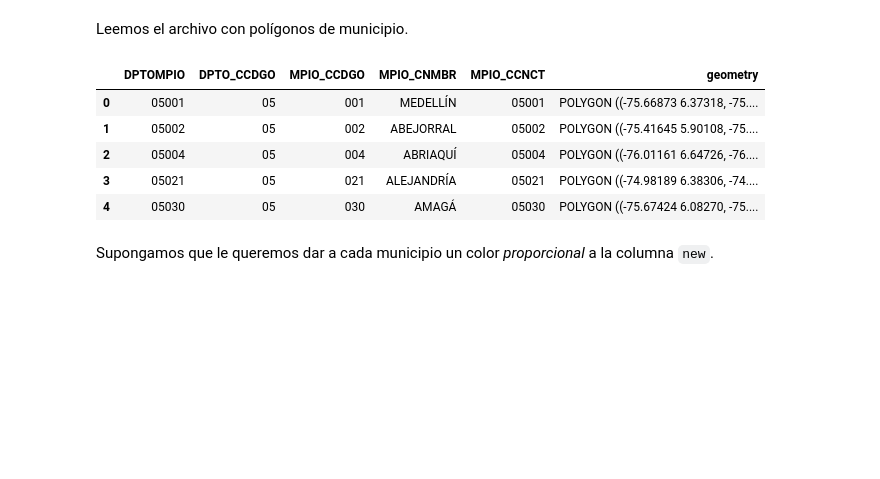
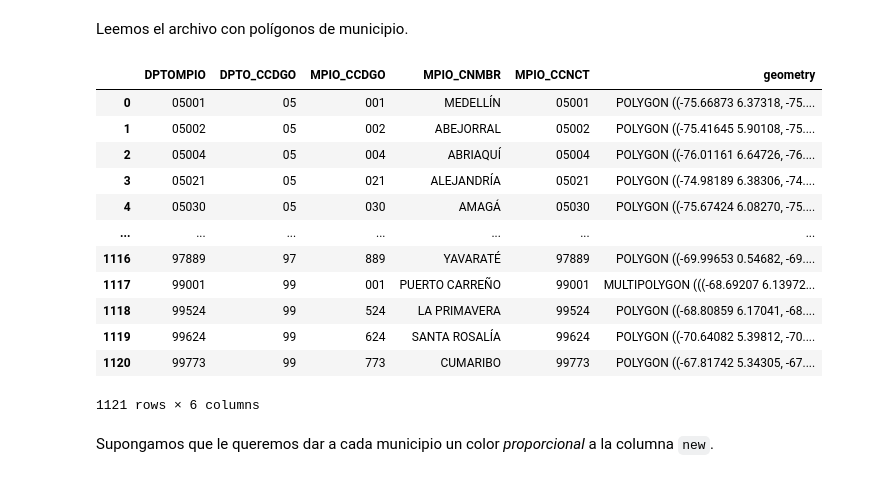
Before and after one commit to caramirezs/DataJam2022, a Jupyter notebook: daneygeopandas.ipynb, the cells around one changed output. Saved outputs shown, nothing was run; the diff lists cells and outputs as text; code cells hidden in the pictures; blank space fills up the shorter version.

```diff
--- a/daneygeopandas.ipynb
+++ b/daneygeopandas.ipynb
@@ -107,14 +113,21 @@ Leemos el archivo con polígonos de municipio.
 # %%
 data_geo = geopandas.read_file("MunicipiosVeredas19MB.json")
 # este dato fue extraído de la siguiente página: https://www.kaggle.com/code/alfredomaussa/colombia-municipios/notebook
-data_geo.head()
+data_geo
 # %% [output]
 |  | DPTOMPIO | DPTO_CCDGO | MPIO_CCDGO | MPIO_CNMBR | MPIO_CCNCT | geometry |
 | 0 | 05001 | 05 | 001 | MEDELLÍN | 05001 | POLYGON ((-75.66873 6.37318, -75.... |
 | 1 | 05002 | 05 | 002 | ABEJORRAL | 05002 | POLYGON ((-75.41645 5.90108, -75.... |
 | 2 | 05004 | 05 | 004 | ABRIAQUÍ | 05004 | POLYGON ((-76.01161 6.64726, -76.... |
 | 3 | 05021 | 05 | 021 | ALEJANDRÍA | 05021 | POLYGON ((-74.98189 6.38306, -74.... |
 | 4 | 05030 | 05 | 030 | AMAGÁ | 05030 | POLYGON ((-75.67424 6.08270, -75.... |
+| ... | ... | ... | ... | ... | ... | ... |
+| 1116 | 97889 | 97 | 889 | YAVARATÉ | 97889 | POLYGON ((-69.99653 0.54682, -69.... |
+| 1117 | 99001 | 99 | 001 | PUERTO CARREÑO | 99001 | MULTIPOLYGON (((-68.69207 6.13972... |
+| 1118 | 99524 | 99 | 524 | LA PRIMAVERA | 99524 | POLYGON ((-68.80859 6.17041, -68.... |
+| 1119 | 99624 | 99 | 624 | SANTA ROSALÍA | 99624 | POLYGON ((-70.64082 5.39812, -70.... |
+| 1120 | 99773 | 99 | 773 | CUMARIBO | 99773 | POLYGON ((-67.81742 5.34305, -67.... |
+1121 rows × 6 columns
 # %% [markdown]
 Supongamos que le queremos dar a cada municipio un color *proporcional* a la columna `new`.
 # %%
```
Also changed, not shown: parts of 2 cells of this notebook, 10 other files.
